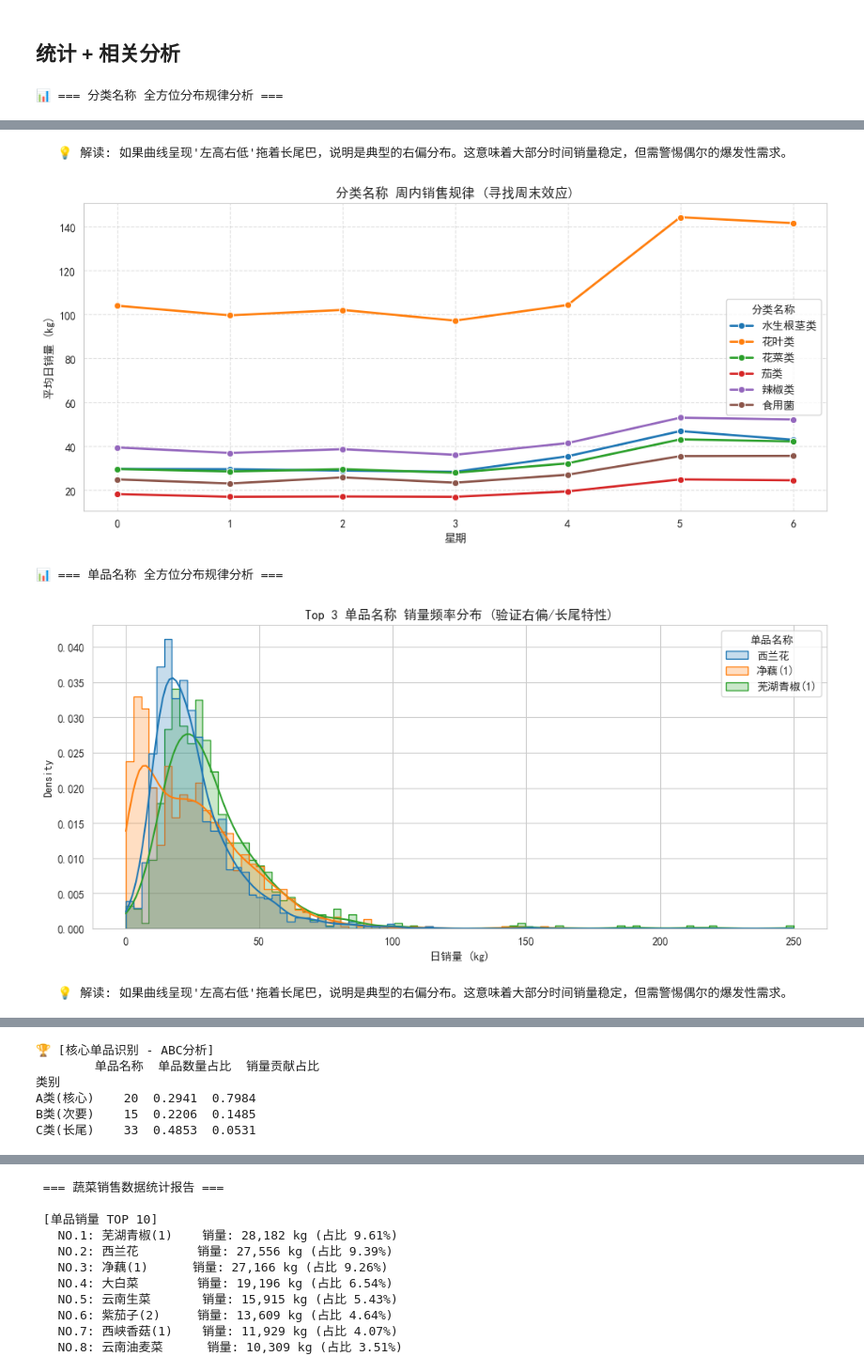
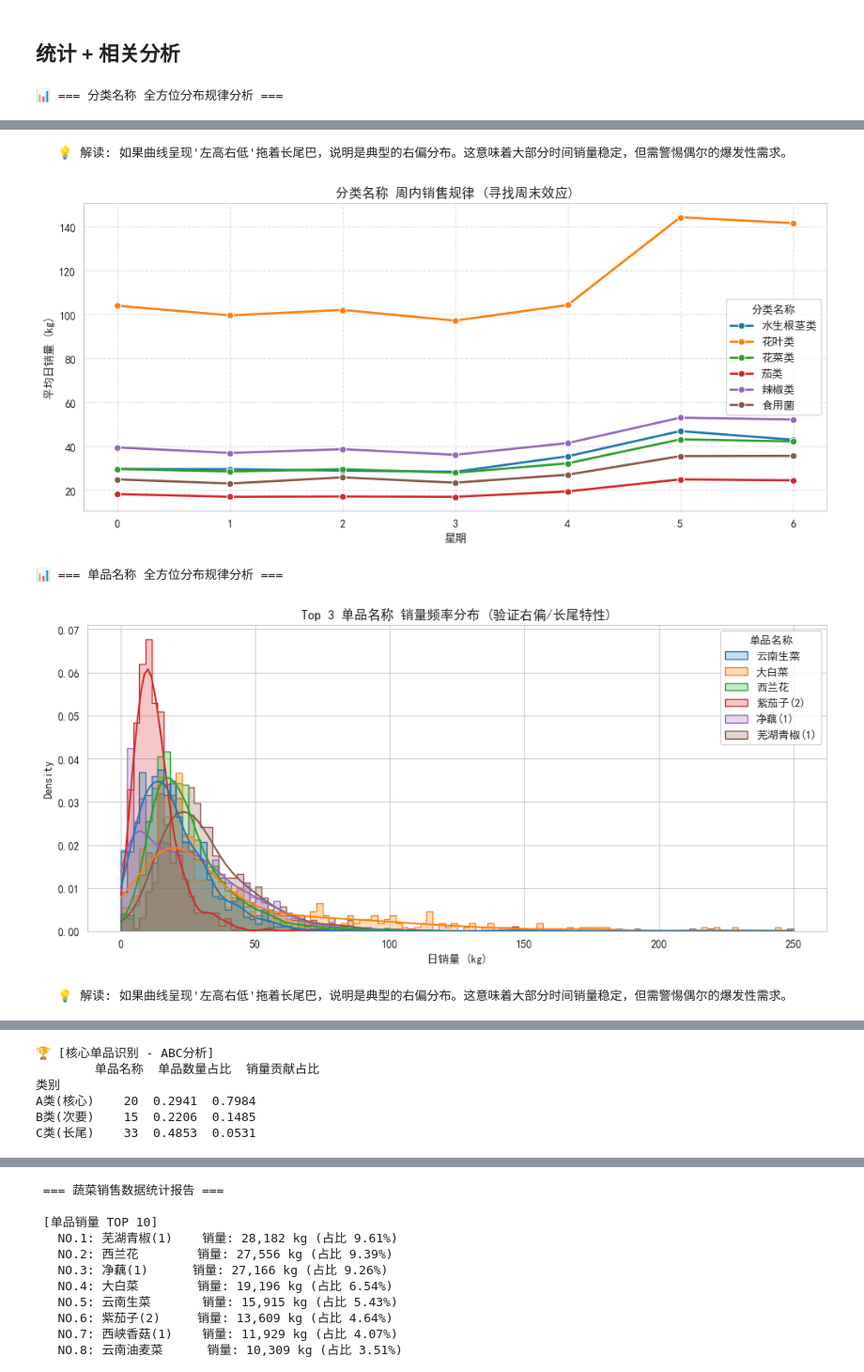
Before and after one commit to VasantLong/ml2025, a Jupyter notebook: hw/独立实践项目/code.ipynb, the cells around one changed output, grey strips where cells are left out. Shown at 94% size. Saved outputs shown, nothing was run; the diff lists cells and outputs as text; code cells hidden in the pictures.

```diff
--- a/hw/独立实践项目/code.ipynb
+++ b/hw/独立实践项目/code.ipynb
@@ -321,7 +323,7 @@ def analyze_comprehensive_distribution(df_daily, level_name='分类名称'):
     plt.figure(figsize=(12, 5))
 
     # 选择销量最大的前3个品类/单品进行展示，避免图太乱
-    top_items = df_daily.groupby(level_name)['销量'].sum().nlargest(3).index
+    top_items = df_daily.groupby(level_name)['销量'].sum().nlargest(6).index
     subset = df_daily[df_daily[level_name].isin(top_items)]
 
     sns.histplot(data=subset, x='销量', hue=level_name, kde=True, element="step", stat="density", common_norm=False)
@@ -400,7 +402,7 @@ analyze_comprehensive_distribution(df_sku_daily, level_name='单品名称')
    💡 解读: 如果曲线呈现'左高右低'拖着长尾巴，说明是典型的右偏分布。这意味着大部分时间销量稳定，但需警惕偶尔的爆发性需求。
 [figure]
 📊 === 单品名称 全方位分布规律分析 ===
-[figure, old version]
+[figure, new version]
    💡 解读: 如果曲线呈现'左高右低'拖着长尾巴，说明是典型的右偏分布。这意味着大部分时间销量稳定，但需警惕偶尔的爆发性需求。
 [figure]
 🏆 [核心单品识别 - ABC分析]
```
Also changed, not shown: parts of 10 cells of this notebook.
